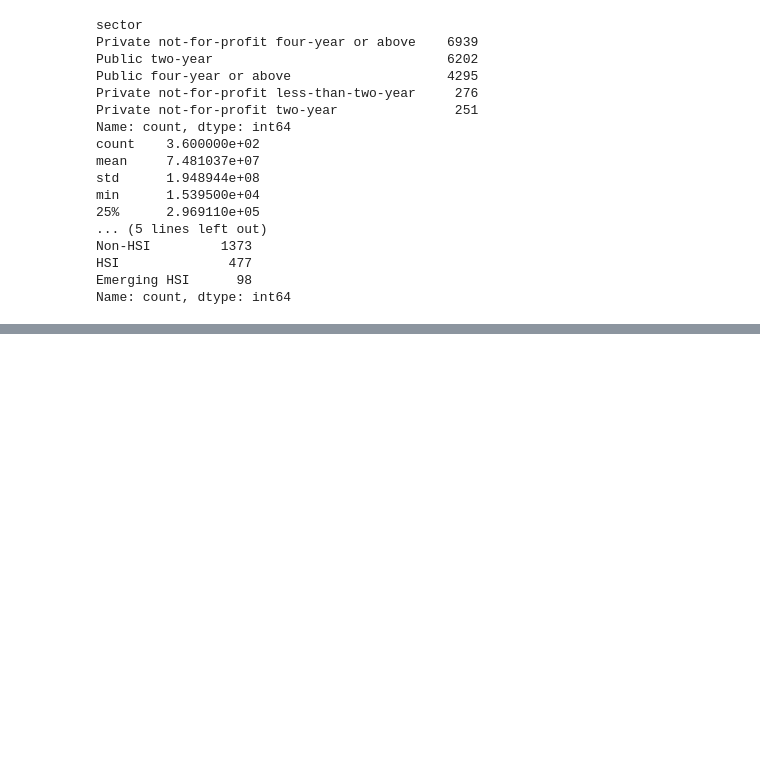
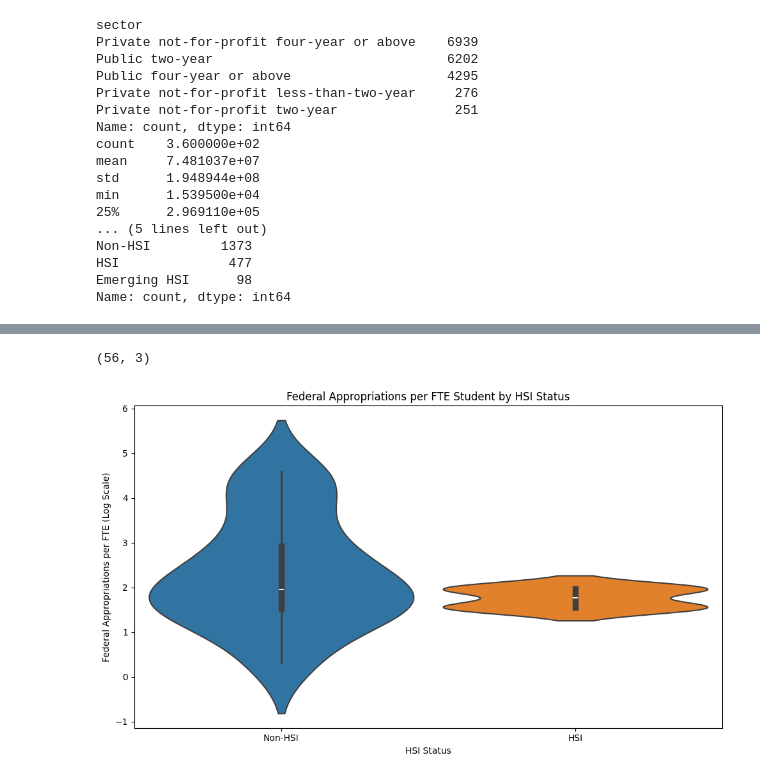
Before and after one commit to awagler2/NODE, a Jupyter notebook: viz_production_DoE.ipynb, the cells around one changed output, grey strips where cells are left out. Saved outputs shown, nothing was run; the diff lists cells and outputs as text; code cells hidden in the pictures; blank space fills up the shorter version.

```diff
--- a/viz_production_DoE.ipynb
+++ b/viz_production_DoE.ipynb
@@ -767,0 +340,39 @@ plt.show()
+# %%
+import seaborn as sns
+import matplotlib.pyplot as plt
+import numpy as np
+
+
+df2['logrevfedpc'] = np.log10(df2['revfedpc'])
+temp_df = df2[['doe', 'revfedpc','logrevfedpc']].dropna()
+
+#temp_df = temp_df[temp_df['revfedpc'] < 300]
+print(temp_df.shape)
+# Calculate the log value for better visualization if needed
+#temp_df['log_revfedpc'] = np.log10(temp_df['revfedpc'])
+
+# Create the violin plot
+plt.figure(figsize=(10, 6))  # Adjust figure size as needed
+sns.violinplot(
+    data=temp_df,
+    x='doe',
+    y='logrevfedpc',  # Use log-transformed values for better visualization
+    hue='doe',
+    #palette={'Not HSI': '#E41A1C', 'HSI': '#4DAF4A', 'Emerging HSI': '#FF7F00'},  # Set custom colors
+    inner='box',  # Show boxplot inside the violin
+    width=0.9,
+    linewidth=1.5,
+    legend=False  # Hide the legend if desired
+)
+
+# Customize plot elements (optional)
+plt.title('Federal Appropriations per FTE Student by HSI Status')
+plt.xlabel('HSI Status')
+plt.ylabel('Federal Appropriations per FTE (Log Scale)')
+# Add other customizations like y-axis ticks, labels, etc. as needed
+
+plt.tight_layout()
+plt.show()
+# %% [output]
+(56, 3)
+[figure, added]
```
Also changed, not shown: parts of 55 cells of this notebook.
